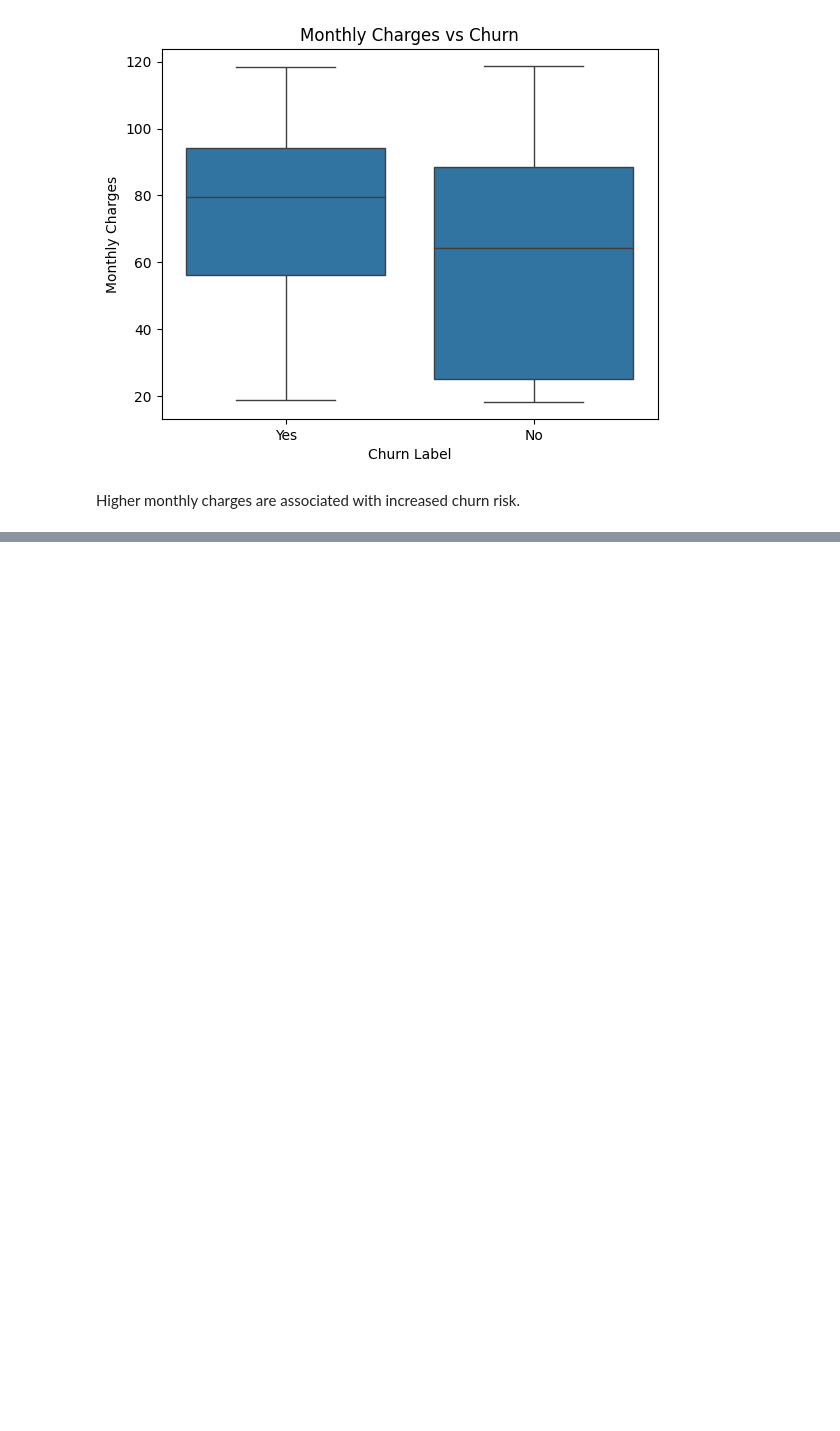
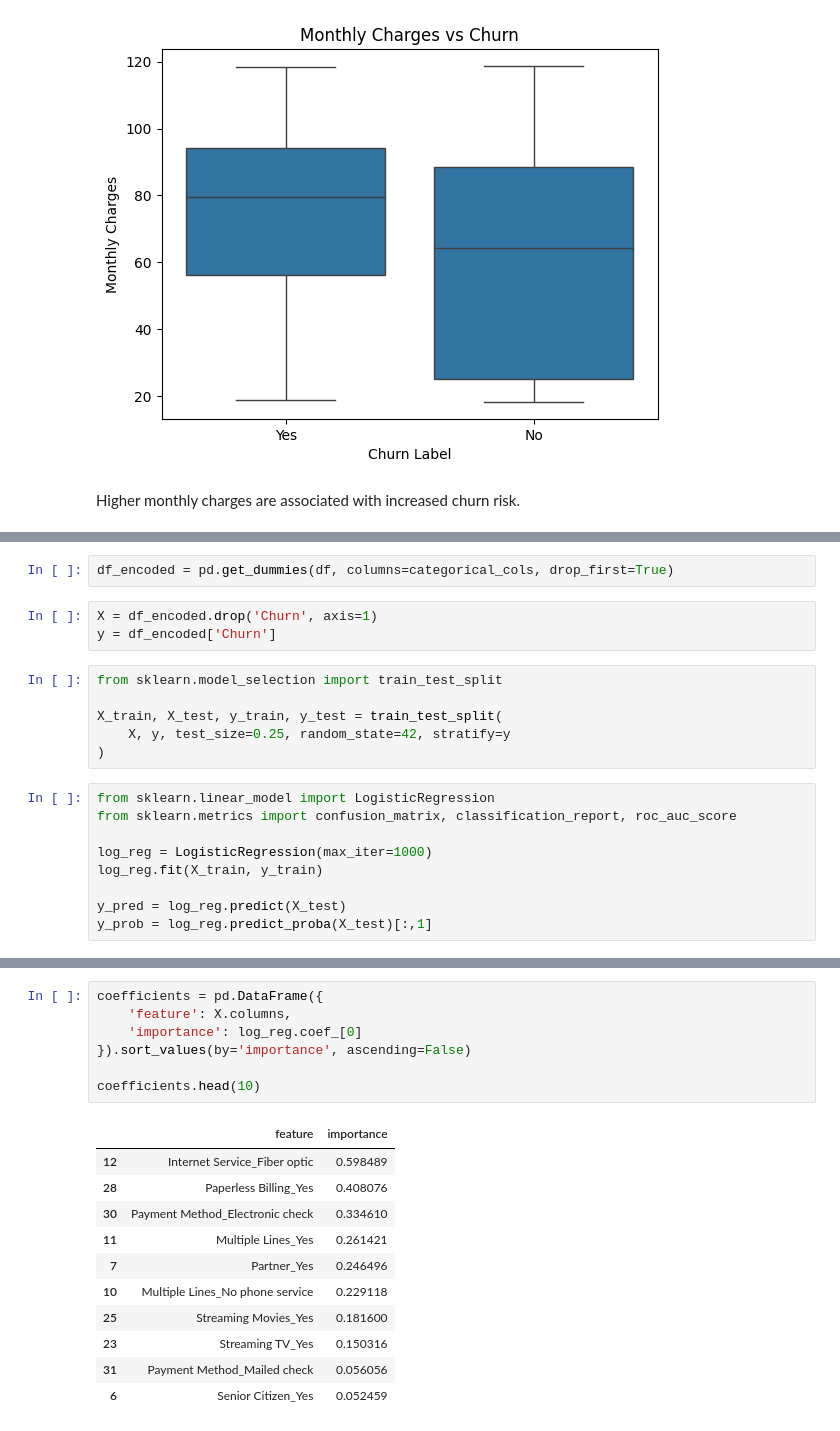
Before and after one commit to MayuriDatir/PowerCo-Customer-Retention, a Jupyter notebook: notebooks/01_eda.ipynb, the cells around one changed output, grey strips where cells are left out. Cells and saved outputs as stored; diff of their text form; blank space fills up the shorter version.

```diff
--- a/notebooks/01_eda.ipynb
+++ b/notebooks/01_eda.ipynb
@@ -151,0 +189,20 @@ Higher monthly charges are associated with increased churn risk.
+# %%
+df_encoded = pd.get_dummies(df, columns=categorical_cols, drop_first=True)
+# %%
+X = df_encoded.drop('Churn', axis=1)
+y = df_encoded['Churn']
+# %%
+from sklearn.model_selection import train_test_split
+
+X_train, X_test, y_train, y_test = train_test_split(
+    X, y, test_size=0.25, random_state=42, stratify=y
+)
+# %%
+from sklearn.linear_model import LogisticRegression
+from sklearn.metrics import confusion_matrix, classification_report, roc_auc_score
+
+log_reg = LogisticRegression(max_iter=1000)
+log_reg.fit(X_train, y_train)
+
+y_pred = log_reg.predict(X_test)
+y_prob = log_reg.predict_proba(X_test)[:,1]
@@ -151,0 +234,19 @@ Higher monthly charges are associated with increased churn risk.
+# %%
+coefficients = pd.DataFrame({
+    'feature': X.columns,
+    'importance': log_reg.coef_[0]
+}).sort_values(by='importance', ascending=False)
+
+coefficients.head(10)
+# %% [output]
+|  | feature | importance |
+| 12 | Internet Service_Fiber optic | 0.598489 |
+| 28 | Paperless Billing_Yes | 0.408076 |
+| 30 | Payment Method_Electronic check | 0.334610 |
+| 11 | Multiple Lines_Yes | 0.261421 |
+| 7 | Partner_Yes | 0.246496 |
+| 10 | Multiple Lines_No phone service | 0.229118 |
+| 25 | Streaming Movies_Yes | 0.181600 |
+| 23 | Streaming TV_Yes | 0.150316 |
+| 31 | Payment Method_Mailed check | 0.056056 |
+| 6 | Senior Citizen_Yes | 0.052459 |
```
Also changed, not shown: parts of 8 cells of this notebook.
